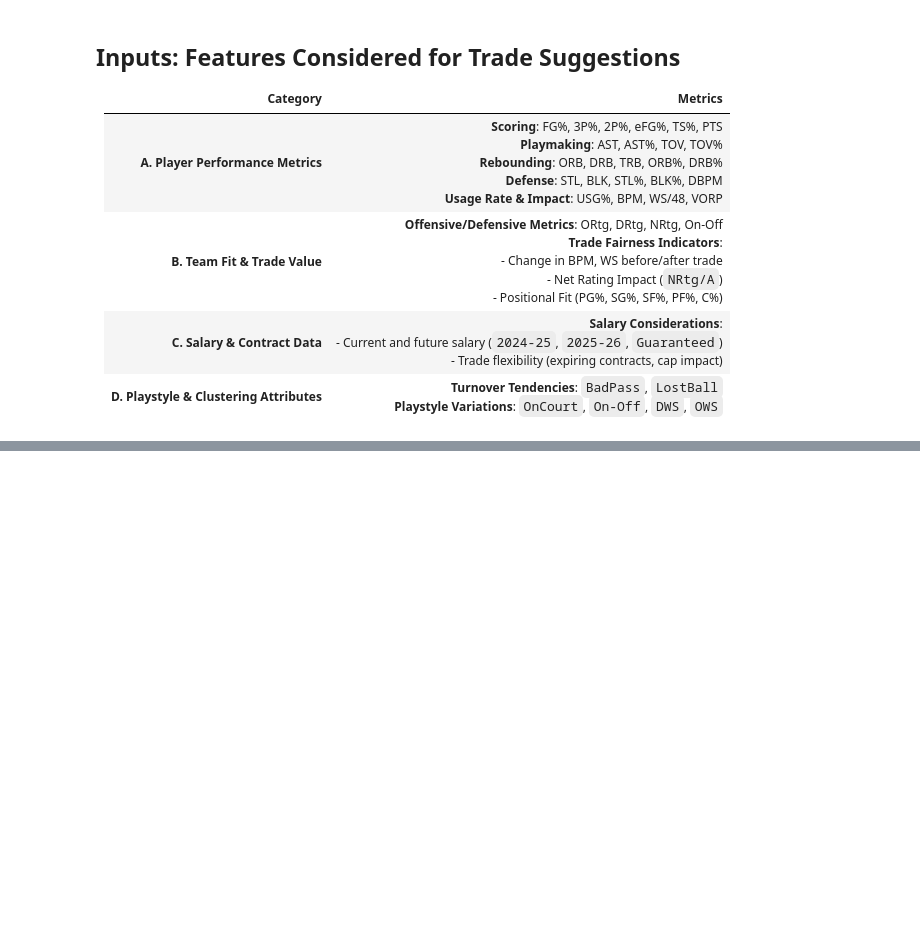
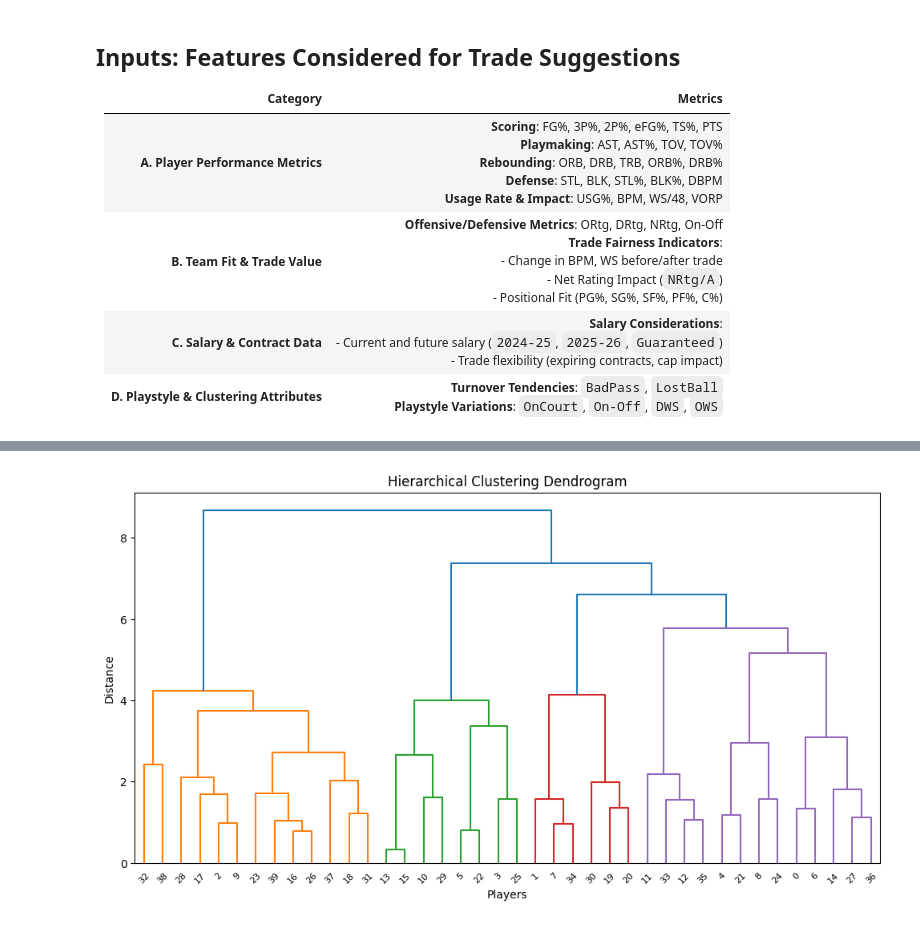
Before and after one commit to Makster04/Phase_4_Project, a Jupyter notebook: Project.ipynb, the cells around one changed output, grey strips where cells are left out. Drawn from its saved outputs; the diff is of its cells as text; code cells hidden in the pictures; blank space fills up the shorter version.

```diff
--- a/Project.ipynb
+++ b/Project.ipynb
@@ -341,0 +460,36 @@ print(Playstyle_Clustering_df)
+# %%
+import numpy as np
+import pandas as pd
+import scipy.cluster.hierarchy as sch
+import matplotlib.pyplot as plt
+from sklearn.preprocessing import StandardScaler
+from sklearn.cluster import AgglomerativeClustering
+
+# Simulated NBA player performance dataset (randomized for illustration)
+np.random.seed(42)
+num_players = 40
+
+player_data = pd.DataFrame({
+    "Points": np.random.uniform(5, 30, num_players),
+    "Assists": np.random.uniform(1, 10, num_players),
+    "Rebounds": np.random.uniform(2, 15, num_players),
+    "Steals": np.random.uniform(0.5, 3, num_players),
+    "Blocks": np.random.uniform(0.3, 2.5, num_players)
+})
+
+# Standardizing the data
+scaler = StandardScaler()
+player_scaled = scaler.fit_transform(player_data)
+
+# Compute the linkage matrix for hierarchical clustering
+linkage_matrix = sch.linkage(player_scaled, method='ward')
+
+# Plot the dendrogram
+plt.figure(figsize=(12, 6))
+sch.dendrogram(linkage_matrix, truncate_mode="level", p=10)
+plt.title("Hierarchical Clustering Dendrogram")
+plt.xlabel("Players")
+plt.ylabel("Distance")
+plt.show()
+# %% [output]
+[figure, added]
```
Also changed, not shown: parts of 6 cells of this notebook, 2 other files.
